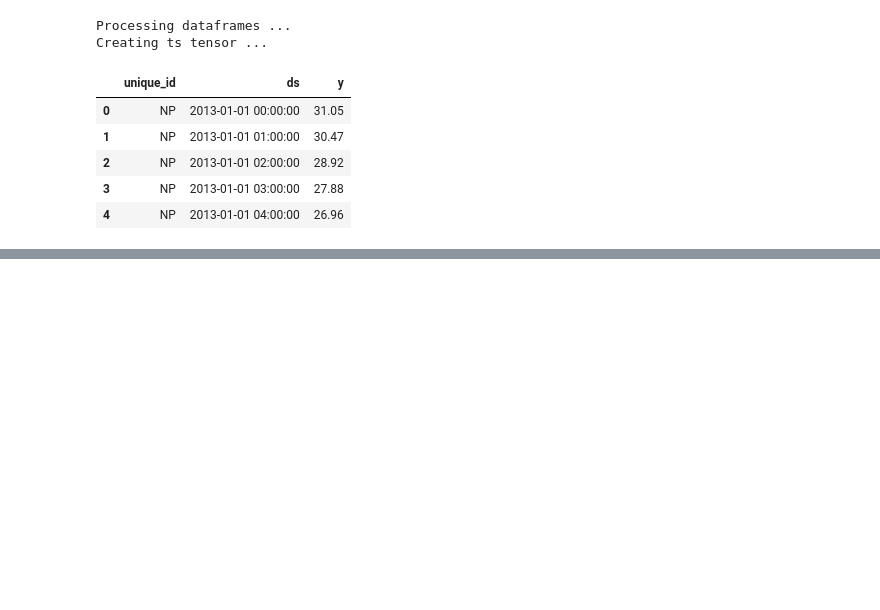
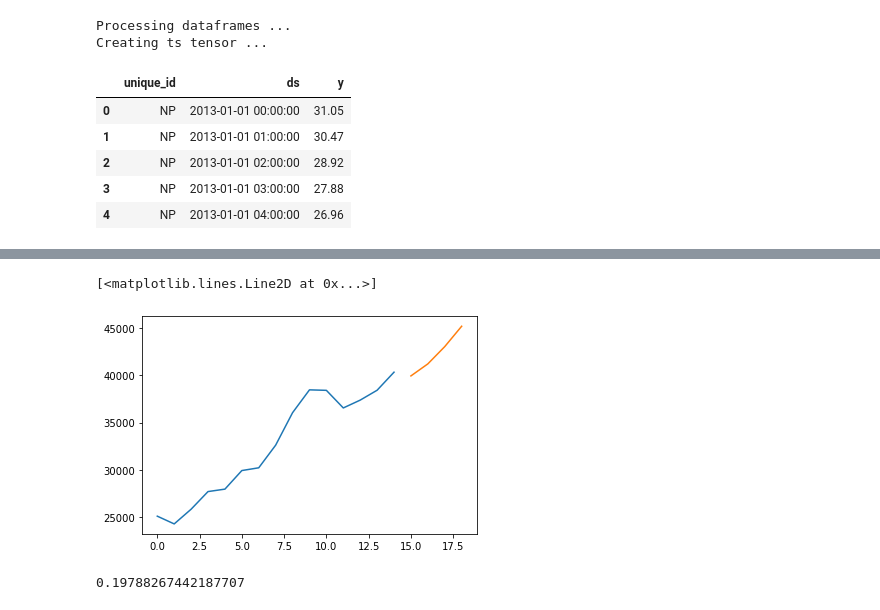
Before and after one commit to Nixtla/Nixtla, a Jupyter notebook: nbs/TEST_esrnn.ipynb, the cells around one changed output, grey strips where cells are left out. Drawn from its saved outputs; the diff is of its cells as text; code cells hidden in the pictures; blank space fills up the shorter version.

Commit message:
esrnn loader for batch

```diff
--- a/nbs/TEST_esrnn.ipynb
+++ b/nbs/TEST_esrnn.ipynb
@@ -102,0 +104,38 @@ plt.plot(range(len(y_plot), len(y_plot)+len(y_hat_plot)), y_hat_plot)
+# %%
+train_loader = TimeSeriesLoaderGeneral(ts_dataset=tourism_dataset,
+                                            model='esrnn',
+                                            offset=4,
+                                            window_sampling_limit=20*4,
+                                            input_size=1*4,
+                                            output_size=4,
+                                            idx_to_sample_freq=1,
+                                            batch_size= 32,
+                                            n_series_per_batch=32,
+                                            is_train_loader=True)
+# %%
+esrnn = ESRNN(input_size=1*4,
+              output_size=4,
+              max_epochs=5,
+              freq_of_test=-1,
+              learning_rate=1e-3,
+              lr_scheduler_step_size=9,
+              lr_decay=0.9,
+              per_series_lr_multip=1.0,
+              gradient_eps=1e-8,
+              gradient_clipping_threshold=20,
+              rnn_weight_decay=0,
+              noise_std=0.001,
+              level_variability_penalty=200,
+              testing_percentile=50,
+              training_percentile=50,
+              cell_type='LSTM',
+              state_hsize=40,
+              dilations=[[1, 2], [4, 8]],
+              add_nl_layer=False,
+              seasonality=[],
+              frequency=None,
+              max_periods=20,
+              random_seed=1,
+              device='cpu')
+# %%
+esrnn.fit(train_ts_loader=train_loader, eval_epochs=1)
@@ -102,0 +151,15 @@ plt.plot(range(len(y_plot), len(y_plot)+len(y_hat_plot)), y_hat_plot)
+# %%
+y_hat = esrnn.predict(ts_loader=train_loader)
+# %%
+y_plot = Y_df[Y_df['unique_id']=='Y1']['y']
+y_hat_plot = y_hat[y_hat['unique_id']=='Y1']['y_hat']
+plt.plot(range(len(y_plot)), y_plot)
+plt.plot(range(len(y_plot), len(y_plot)+len(y_hat_plot)), y_hat_plot)
+# %% [output]
+[<matplotlib.lines.Line2D at 0x...>]
+[figure, added]
+# %%
+y_test = Y_df.groupby('unique_id').tail(4).reset_index(drop=True)
+np.mean(np.abs(y_test['y']-y_hat['y_hat'])/np.abs(y_test['y']))
+# %% [output]
+0.19788267442187707
```
Also changed, not shown: parts of 7 cells of this notebook, 4 other files.
